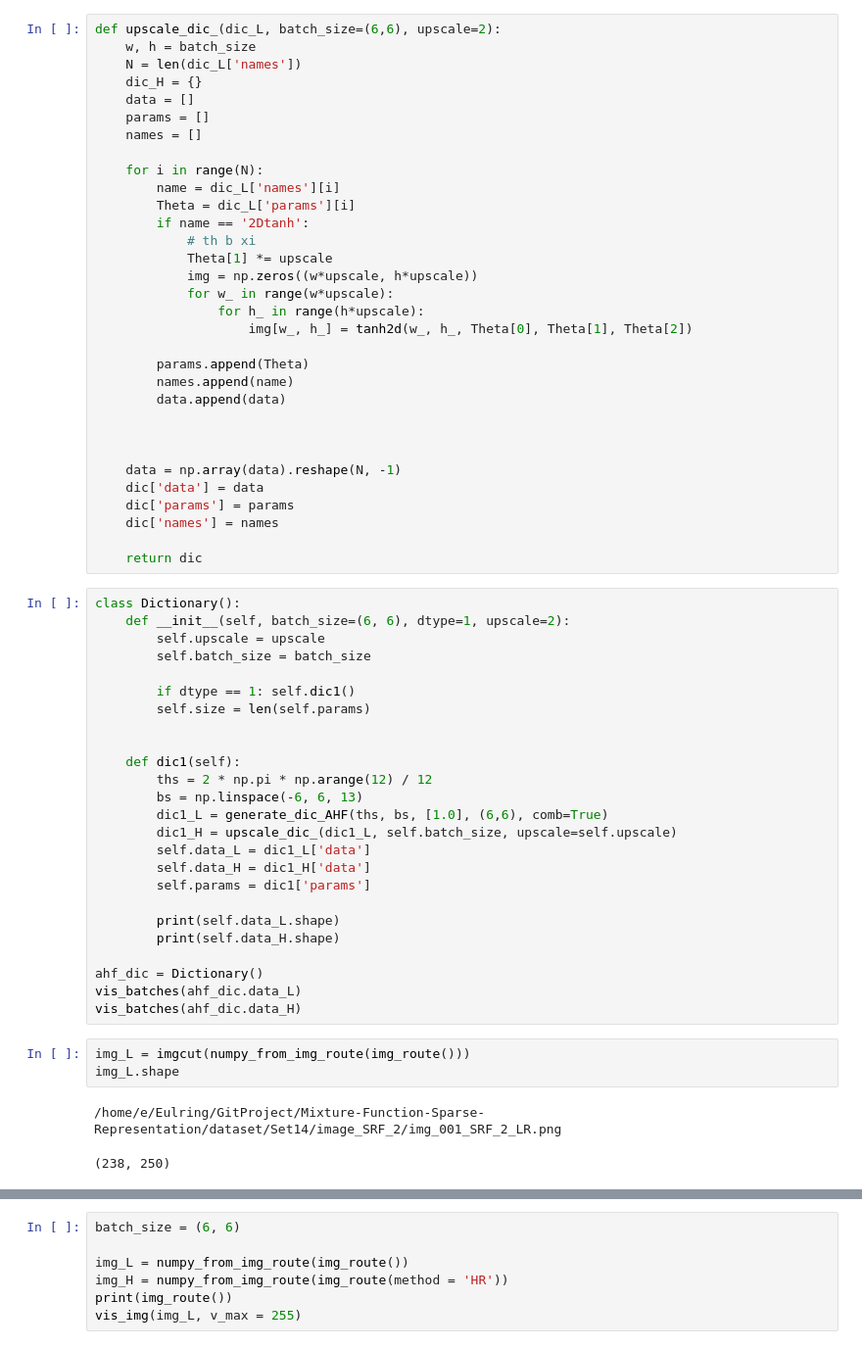
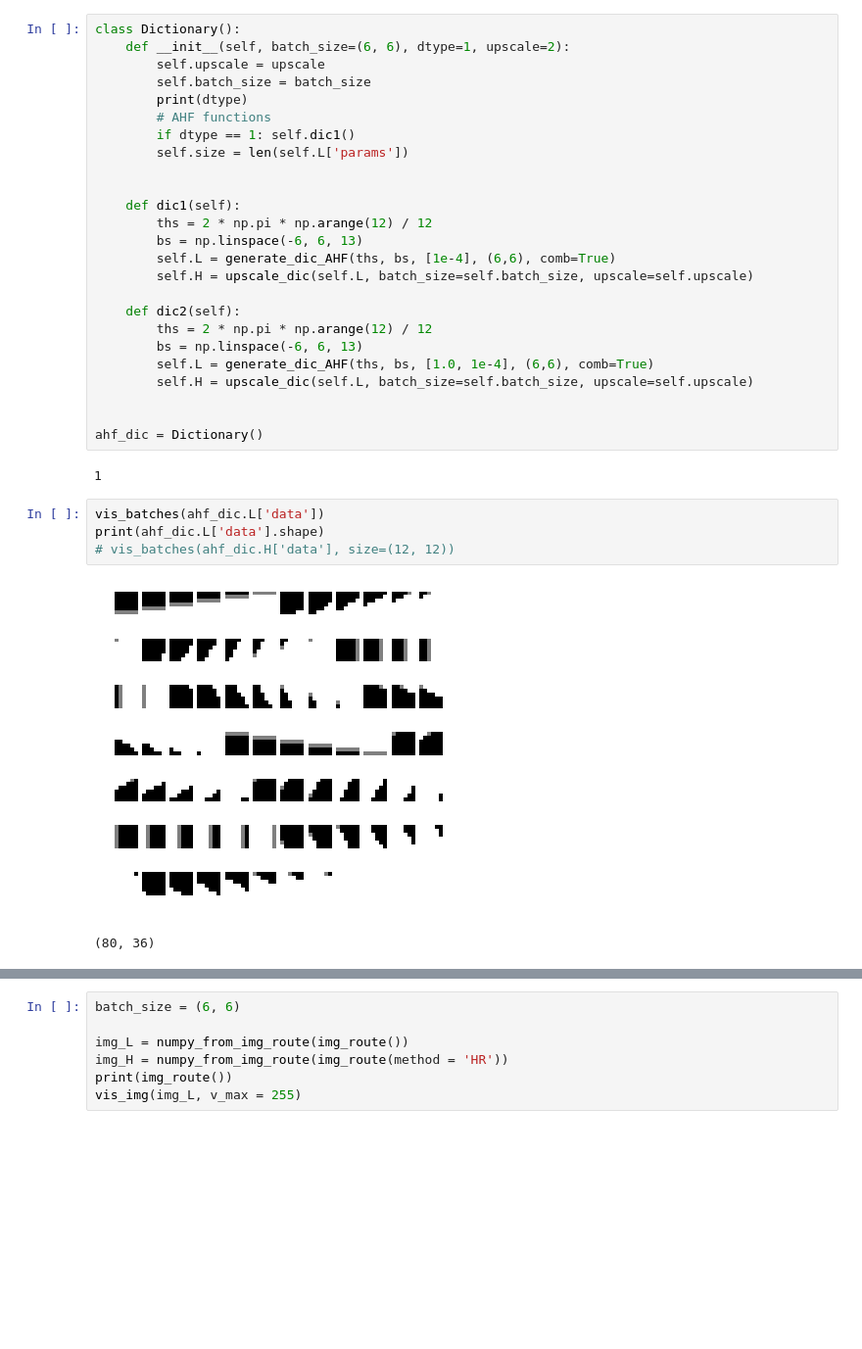
Before and after one commit to Eulring/Hybrid-Function-Sparse-Representation, a Jupyter notebook: sr_exp/Untitled.ipynb, the cells around one changed output, grey strips where cells are left out. Shown at 98% size. Cells and saved outputs as stored; diff of their text form; blank space fills up the shorter version.

```diff
--- a/sr_exp/Untitled.ipynb
+++ b/sr_exp/Untitled.ipynb
@@ -13,65 +15,36 @@ from vis import *
-# %%
-def upscale_dic_(dic_L, batch_size=(6,6), upscale=2):
-    w, h = batch_size
-    N = len(dic_L['names'])
-    dic_H = {}
-    data = []
-    params = []
-    names = []
-
-    for i in range(N):
-        name = dic_L['names'][i]
-        Theta = dic_L['params'][i]
-        if name == '2Dtanh':
-            # th b xi
-            Theta[1] *= upscale
-            img = np.zeros((w*upscale, h*upscale))
-            for w_ in range(w*upscale):
-                for h_ in range(h*upscale):
-                    img[w_, h_] = tanh2d(w_, h_, Theta[0], Theta[1], Theta[2])
-
-        params.append(Theta)
-        names.append(name)
-        data.append(data)
-
-
-
-    data = np.array(data).reshape(N, -1)
-    dic['data'] = data
-    dic['params'] = params
-    dic['names'] = names
-
-    return dic
 # %%
 class Dictionary():
     def __init__(self, batch_size=(6, 6), dtype=1, upscale=2):
         self.upscale = upscale
         self.batch_size = batch_size
-
+        print(dtype)
+        # AHF functions
         if dtype == 1: self.dic1()
-        self.size = len(self.params)
+        self.size = len(self.L['params'])
 
 
     def dic1(self):
         ths = 2 * np.pi * np.arange(12) / 12
         bs = np.linspace(-6, 6, 13)
-        dic1_L = generate_dic_AHF(ths, bs, [1.0], (6,6), comb=True)
-        dic1_H = upscale_dic_(dic1_L, self.batch_size, upscale=self.upscale)
-        self.data_L = dic1_L['data']
-        self.data_H = dic1_H['data']
-        self.params = dic1['params']
+        self.L = generate_dic_AHF(ths, bs, [1e-4], (6,6), comb=True)
+        self.H = upscale_dic(self.L, batch_size=self.batch_size, upscale=self.upscale)
 
-        print(self.data_L.shape)
-        print(self.data_H.shape)
+    def dic2(self):
+        ths = 2 * np.pi * np.arange(12) / 12
+        bs = np.linspace(-6, 6, 13)
+        self.L = generate_dic_AHF(ths, bs, [1.0, 1e-4], (6,6), comb=True)
+        self.H = upscale_dic(self.L, batch_size=self.batch_size, upscale=self.upscale)
+
 
 ahf_dic = Dictionary()
-vis_batches(ahf_dic.data_L)
-vis_batches(ahf_dic.data_H)
+# %% [output]
+1
-# %%
-img_L = imgcut(numpy_from_img_route(img_route()))
-img_L.shape
-# %% [output]
-/home/e/Eulring/GitProject/Mixture-Function-Sparse-Representation/dataset/Set14/image_SRF_2/img_001_SRF_2_LR.png
-(238, 250)
+# %%
+vis_batches(ahf_dic.L['data'])
+print(ahf_dic.L['data'].shape)
+# vis_batches(ahf_dic.H['data'], size=(12, 12))
+# %% [output]
+[figure, added]
+(80, 36)
 # %%
 class ImageMFSR():
```
Also changed, not shown: parts of 4 cells of this notebook, 3 other files.
